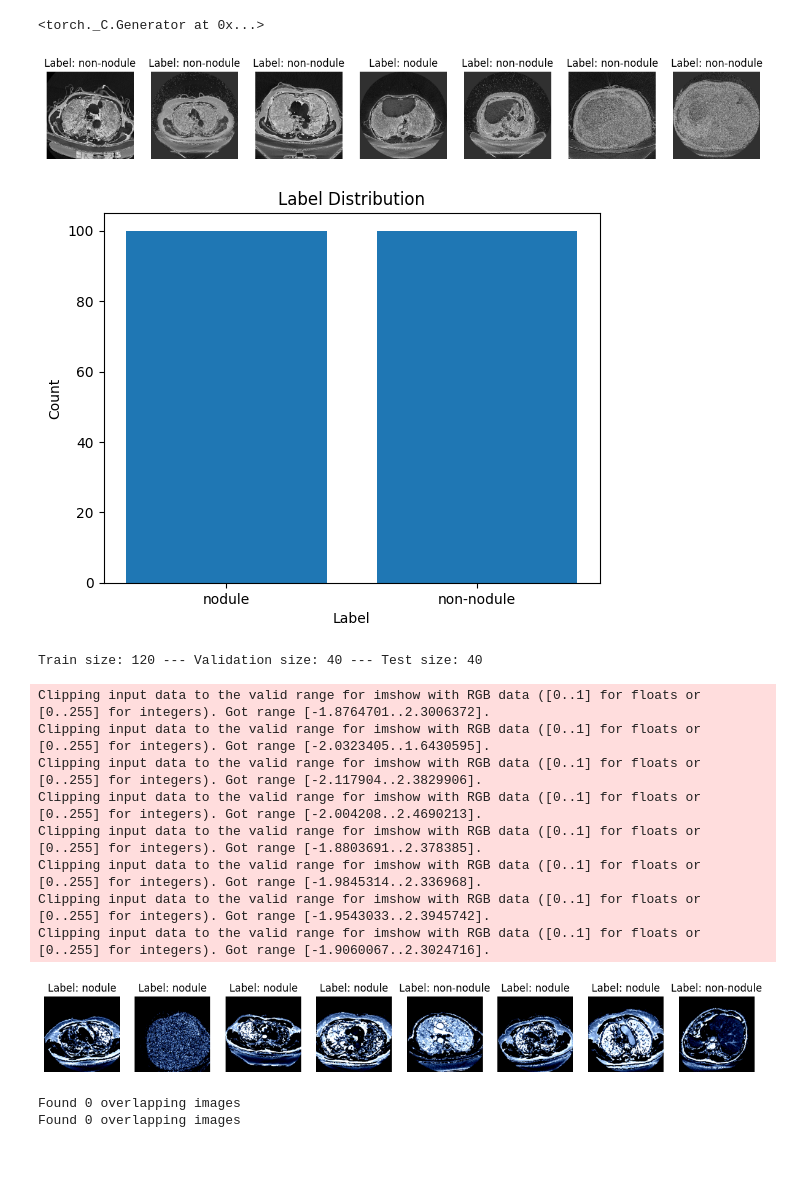
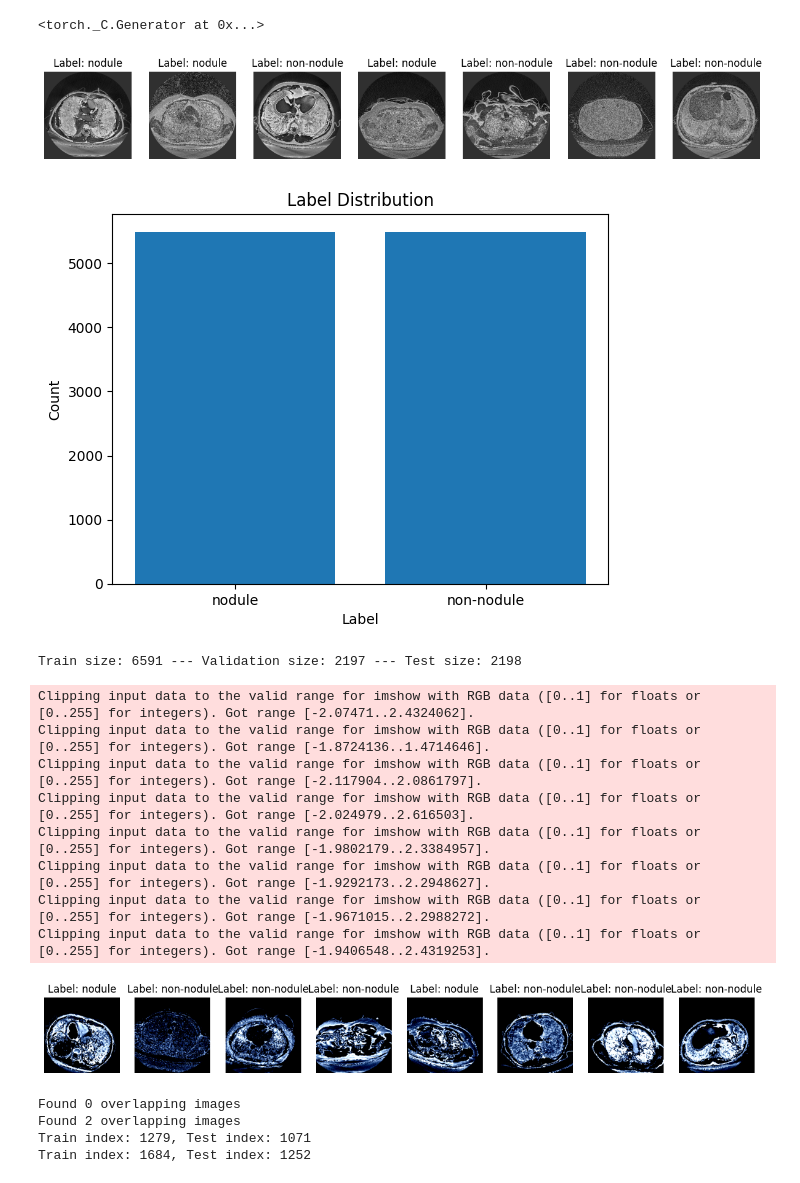
Before and after one commit to DominikHahn1407/Masterarbeit, a Jupyter notebook: Final Models/2dcnn_coarse.ipynb, the cells around one changed output. Cells and saved outputs as stored; diff of their text form; code cells hidden in the pictures.

```diff
--- a/Final Models/2dcnn_coarse.ipynb
+++ b/Final Models/2dcnn_coarse.ipynb
@@ -26,15 +27,15 @@ torch.manual_seed(seed)
 # %% [output]
 <torch._C.Generator at 0x...>
 # %%
-# dataset = DICOMCoarseDataset(root_dir=BASE_DIR, num_images_per_class=len(os.listdir(os.path.join(BASE_DIR, "nodule"))), classes=classes, scenario=scenario)
-dataset = DICOMCoarseDataset(root_dir=BASE_DIR, num_images_per_class=100, classes=classes, scenario=1)
+dataset = DICOMCoarseDataset(root_dir=BASE_DIR, num_images_per_class=len(os.listdir(os.path.join(BASE_DIR, "nodule"))), classes=classes, scenario=scenario)
+# dataset = DICOMCoarseDataset(root_dir=BASE_DIR, num_images_per_class=100, classes=classes, scenario=1)
 dataset.visualize_images(num_images=7)
 # %% [output]
-[figure, old version]
+[figure, new version]
 # %%
 dataset.display_label_distribution()
 # %% [output]
-[figure, old version]
+[figure, new version]
 # %%
 train_size = int(train_ratio * len(dataset))
 val_size = int(((1-train_ratio)/2) * len(dataset))
@@ -42,7 +43,7 @@ test_size = len(dataset) - train_size - val_size
 
 print(f"Train size: {train_size} --- Validation size: {val_size} --- Test size: {test_size}")
 # %% [output]
-Train size: 120 --- Validation size: 40 --- Test size: 40
+Train size: 6591 --- Validation size: 2197 --- Test size: 2198
 # %%
 from utils import display_data_loader_batch
 display_model = TransferLearningModel(classes, "resnet", data_augmentation=True, fine=False, scenario=1)
@@ -52,28 +53,32 @@ train_dataset = TransformDataset(torch.utils.data.Subset(dataset, train_indices.
 train_loader = DataLoader(train_dataset, batch_size=batch_size, shuffle=True)
 display_data_loader_batch(train_loader, classes)
 # %% [output]
-Clipping input data to the valid range for imshow with RGB data ([0..1] for floats or [0..255] for integers). Got range [-1.8764701..2.3006372].
-Clipping input data to the valid range for imshow with RGB data ([0..1] for floats or [0..255] for integers). Got range [-2.0323405..1.6430595].
-Clipping input data to the valid range for imshow with RGB data ([0..1] for floats or [0..255] for integers). Got range [-2.117904..2.3829906].
-Clipping input data to the valid range for imshow with RGB data ([0..1] for floats or [0..255] for integers). Got range [-2.004208..2.4690213].
-Clipping input data to the valid range for imshow with RGB data ([0..1] for floats or [0..255] for integers). Got range [-1.8803691..2.378385].
-Clipping input data to the valid range for imshow with RGB data ([0..1] for floats or [0..255] for integers). Got range [-1.9845314..2.336968].
-Clipping input data to the valid range for imshow with RGB data ([0..1] for floats or [0..255] for integers). Got range [-1.9543033..2.3945742].
-Clipping input data to the valid range for imshow with RGB data ([0..1] for floats or [0..255] for integers). Got range [-1.9060067..2.3024716].
+Clipping input data to the valid range for imshow with RGB data ([0..1] for floats or [0..255] for integers). Got range [-2.07471..2.4324062].
+Clipping input data to the valid range for imshow with RGB data ([0..1] for floats or [0..255] for integers). Got range [-1.8724136..1.4714646].
+Clipping input data to the valid range for imshow with RGB data ([0..1] for floats or [0..255] for integers). Got range [-2.117904..2.0861797].
+Clipping input data to the valid range for imshow with RGB data ([0..1] for floats or [0..255] for integers). Got range [-2.024979..2.616503].
+Clipping input data to the valid range for imshow with RGB data ([0..1] for floats or [0..255] for integers). Got range [-1.9802179..2.3384957].
+Clipping input data to the valid range for imshow with RGB data ([0..1] for floats or [0..255] for integers). Got range [-1.9292173..2.2948627].
+Clipping input data to the valid range for imshow with RGB data ([0..1] for floats or [0..255] for integers). Got range [-1.9671015..2.2988272].
+Clipping input data to the valid range for imshow with RGB data ([0..1] for floats or [0..255] for integers). Got range [-1.9406548..2.4319253].
-[figure, old version]
+[figure, new version]
 # %%
-train_indices, val_indices, test_indices = random_split(dataset, [train_size, val_size, test_size])
+train_dataset_base = TensorFolderDataset(os.path.join(save_folder_base, "train"))
+val_dataset_base = TensorFolderDataset(os.path.join(save_folder_base, "val"))
+test_dataset_base = TensorFolderDataset(os.path.join(save_folder_base, "test"))
 
 # Apply specific transforms to each subset
-train_dataset = TransformDataset(torch.utils.data.Subset(dataset, train_indices.indices), transform=display_model.train_transforms)
-val_dataset = TransformDataset(torch.utils.data.Subset(dataset, val_indices.indices), transform=display_model.test_transforms)
-test_dataset = TransformDataset(torch.utils.data.Subset(dataset, test_indices.indices), transform=display_model.test_transforms)
+train_dataset = TransformDataset(train_dataset_base, transform=display_model.train_transforms)
+val_dataset = TransformDataset(val_dataset_base, transform=display_model.test_transforms)
+test_dataset = TransformDataset(test_dataset_base, transform=display_model.test_transforms)
 
 find_overlapping_images(train_dataset, test_dataset)
 find_overlapping_images(val_dataset, test_dataset)
 # %% [output]
 Found 0 overlapping images
-Found 0 overlapping images
+Found 2 overlapping images
+Train index: 1279, Test index: 1071
+Train index: 1684, Test index: 1252
 # %%
 model_names = ["resnet", "densenet", "inception", "efficientnet", "efficientnet2", "efficientnet3", "vit"]
 best_val_loss = float('inf')
```
Also changed, not shown: parts of 6 cells of this notebook, 7 other files.
